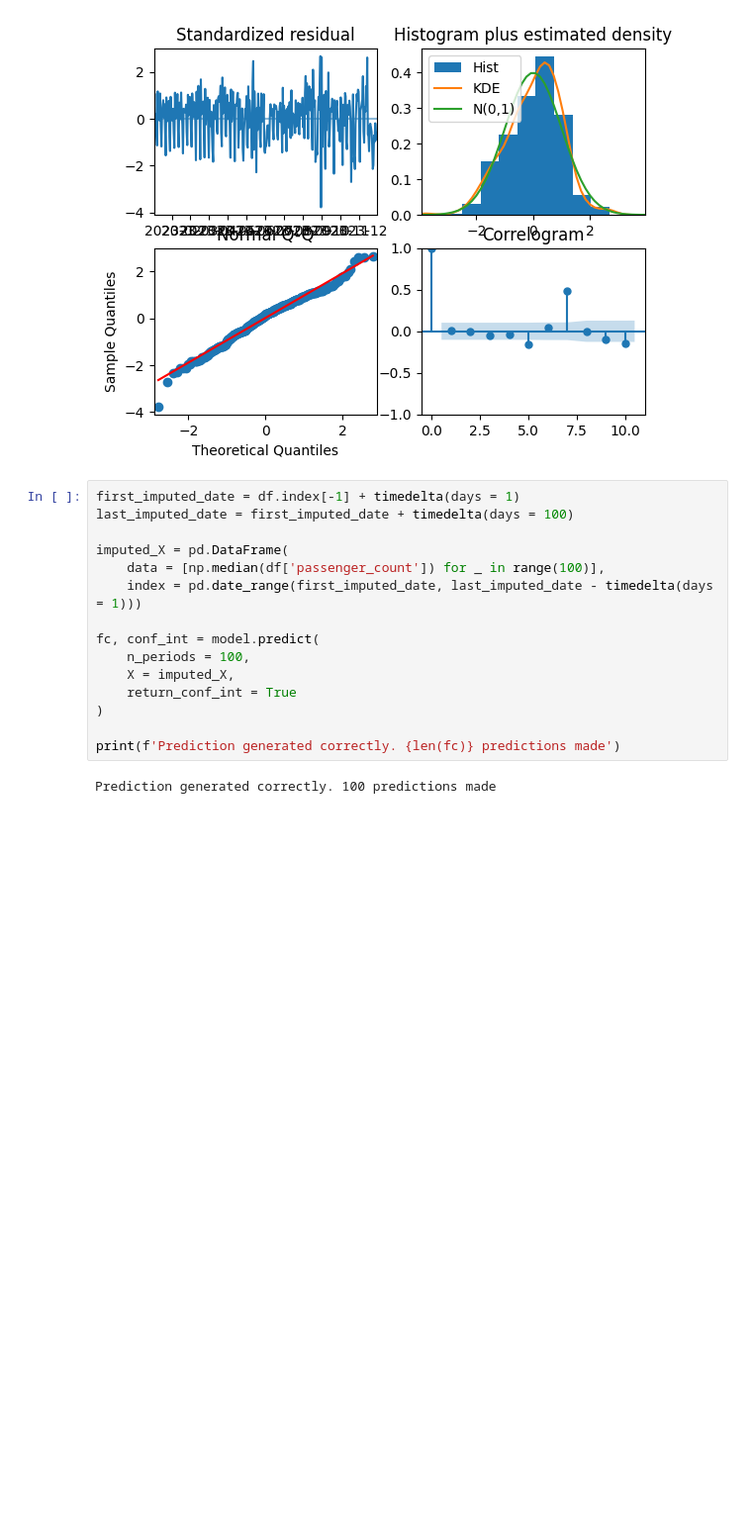
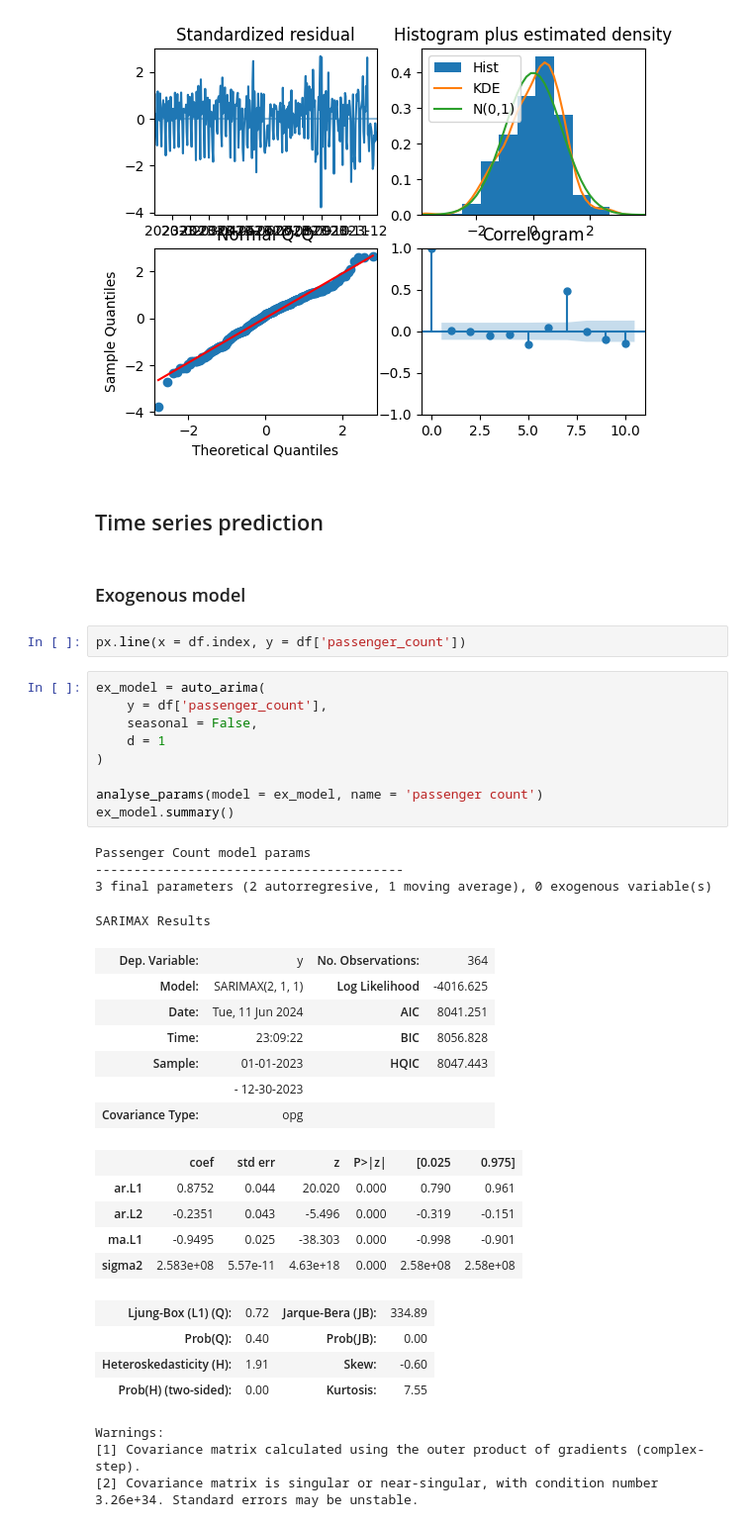
Before and after one commit to glopezv95/ipynb-fc-taxi, a Jupyter notebook: analysis.ipynb, the cells around one changed output. Shown at 99% size. Saved outputs shown, nothing was run; the diff lists cells and outputs as text; blank space fills up the shorter version.

```diff
--- a/analysis.ipynb
+++ b/analysis.ipynb
@@ -120,20 +153,42 @@ model.plot_diagnostics()
 # %% [output]
 [figure]
 [figure]
-# %%
-first_imputed_date = df.index[-1] + timedelta(days = 1)
-last_imputed_date = first_imputed_date + timedelta(days = 100)
-
-imputed_X = pd.DataFrame(
-    data = [np.median(df['passenger_count']) for _ in range(100)],
-    index = pd.date_range(first_imputed_date, last_imputed_date - timedelta(days = 1)))
-
-fc, conf_int = model.predict(
-    n_periods = 100,
-    X = imputed_X,
-    return_conf_int = True
-)
-
-print(f'Prediction generated correctly. {len(fc)} predictions made')
-# %% [output]
-Prediction generated correctly. 100 predictions made
+# %% [markdown]
+## Time series prediction
+# %% [markdown]
+### Exogenous model
+# %%
+px.line(x = df.index, y = df['passenger_count'])
+# %%
+ex_model = auto_arima(
+    y = df['passenger_count'],
+    seasonal = False,
+    d = 1
+)
+
+analyse_params(model = ex_model, name = 'passenger count')
+ex_model.summary()
+# %% [output]
+Passenger Count model params
+----------------------------------------
+3 final parameters (2 autorregresive, 1 moving average), 0 exogenous variable(s)
+SARIMAX Results
+| Dep. Variable: | y | No. Observations: | 364 |
+| Model: | SARIMAX(2, 1, 1) | Log Likelihood | -4016.625 |
+| Date: | Tue, 11 Jun 2024 | AIC | 8041.251 |
+| Time: | 23:09:22 | BIC | 8056.828 |
+| Sample: | 01-01-2023 | HQIC | 8047.443 |
+|  | - 12-30-2023 |  |  |
+| Covariance Type: | opg |  |  |
+|  | coef | std err | z | P>|z| | [0.025 | 0.975] |
+| ar.L1 | 0.8752 | 0.044 | 20.020 | 0.000 | 0.790 | 0.961 |
+| ar.L2 | -0.2351 | 0.043 | -5.496 | 0.000 | -0.319 | -0.151 |
+| ma.L1 | -0.9495 | 0.025 | -38.303 | 0.000 | -0.998 | -0.901 |
+| sigma2 | 2.583e+08 | 5.57e-11 | 4.63e+18 | 0.000 | 2.58e+08 | 2.58e+08 |
+| Ljung-Box (L1) (Q): | 0.72 | Jarque-Bera (JB): | 334.89 |
+| Prob(Q): | 0.40 | Prob(JB): | 0.00 |
+| Heteroskedasticity (H): | 1.91 | Skew: | -0.60 |
+| Prob(H) (two-sided): | 0.00 | Kurtosis: | 7.55 |
+Warnings:
+[1] Covariance matrix calculated using the outer product of gradients (complex-step).
+[2] Covariance matrix is singular or near-singular, with condition number 3.26e+34. Standard errors may be unstable.
```
Also changed, not shown: parts of 17 cells of this notebook.
